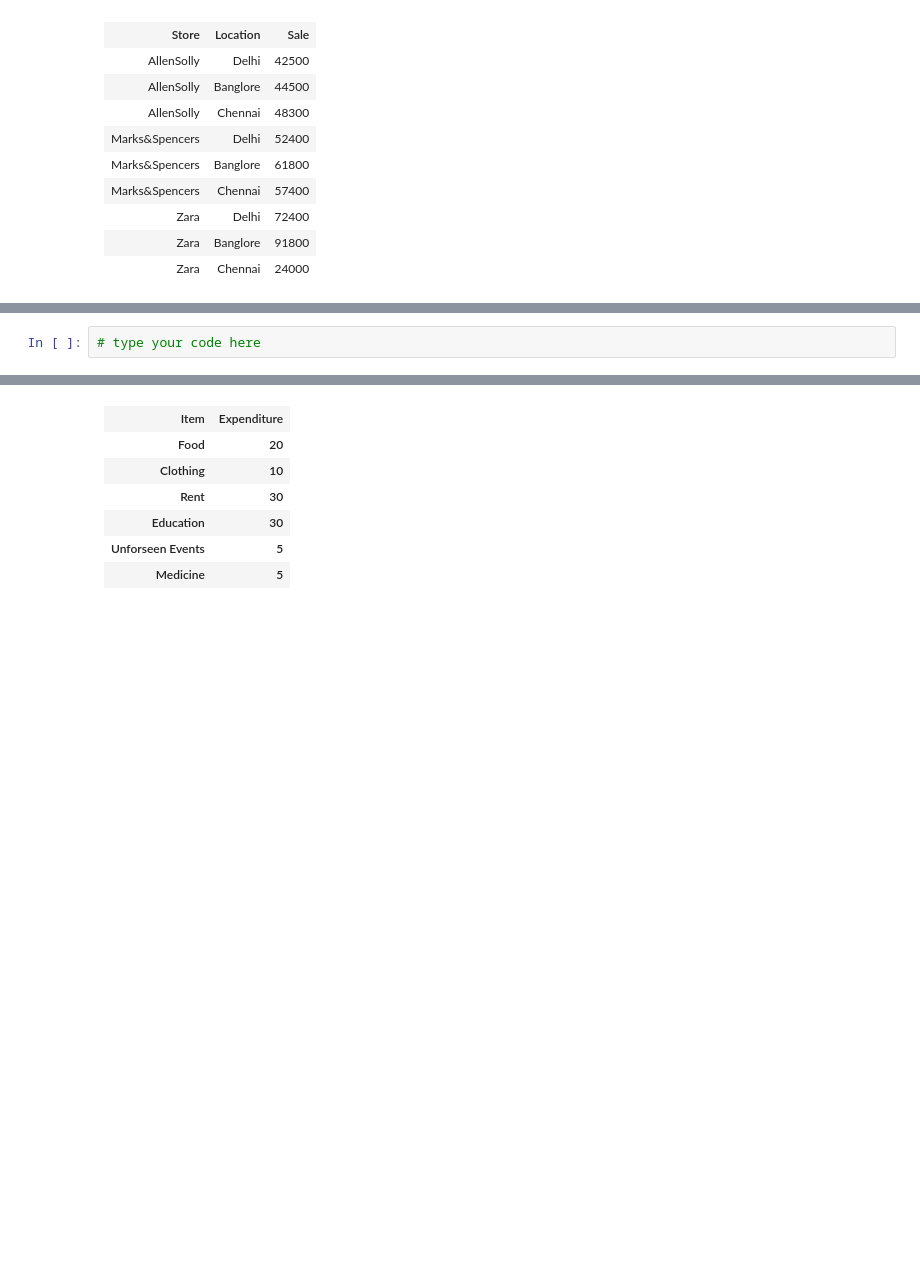
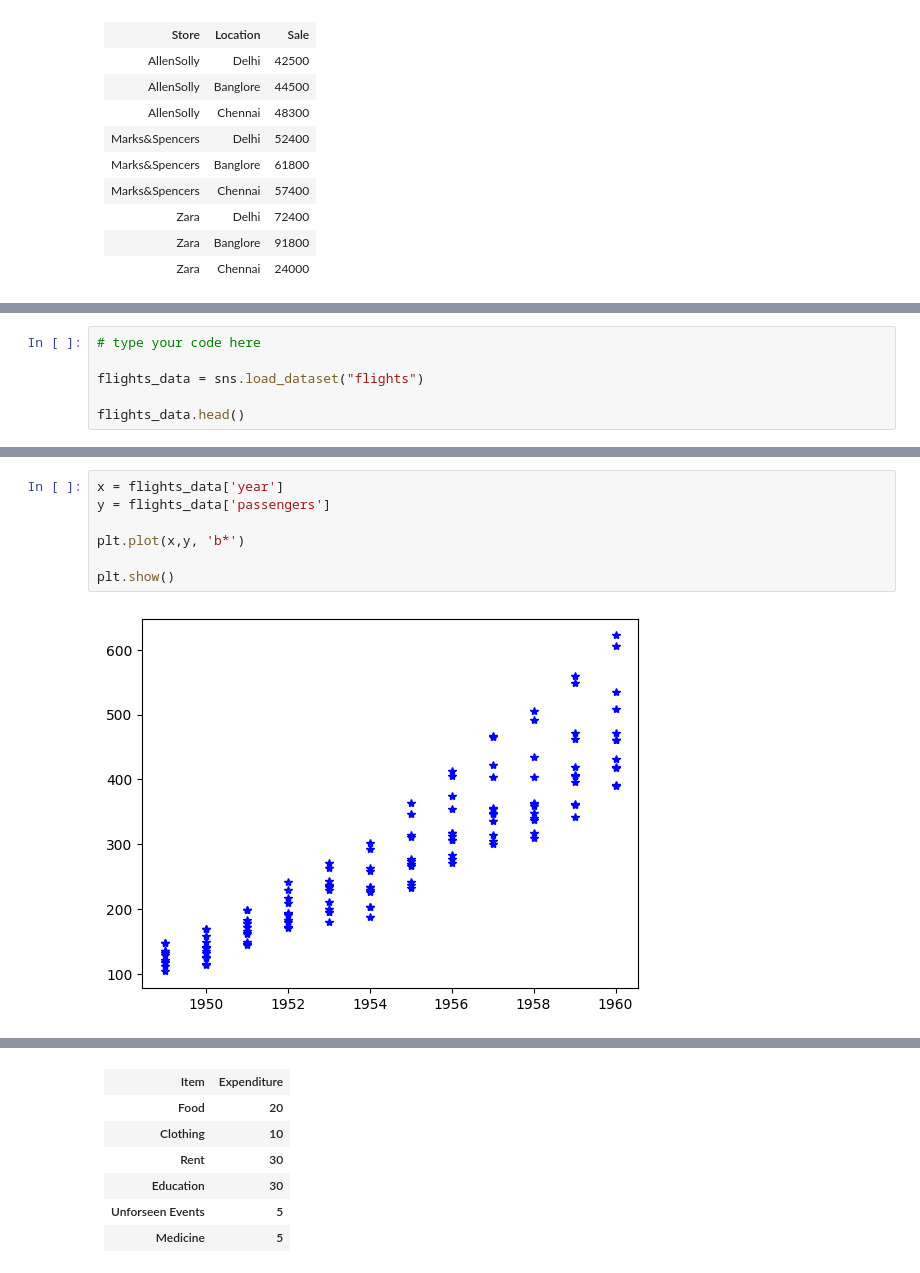
Before and after one commit to anuragsingh2207/dsba-jupyter-notebook, a Jupyter notebook: src/Session_5/Take_Home_Session_5_Question.ipynb, the cells around one changed output, grey strips where cells are left out. Drawn from its saved outputs; the diff is of its cells as text; blank space fills up the shorter version.

```diff
--- a/src/Session_5/Take_Home_Session_5_Question.ipynb
+++ b/src/Session_5/Take_Home_Session_5_Question.ipynb
@@ -288,3 +344,7 @@ plt.show()
 </table>
 # %%
 # type your code here
+
+flights_data = sns.load_dataset("flights")
+
+flights_data.head()
@@ -291,3 +358,12 @@ plt.show()
+# %%
+x = flights_data['year']
+y = flights_data['passengers']
+
+plt.plot(x,y, 'b*')
+
+plt.show()
+# %% [output]
+[figure, added]
 # %% [markdown]
 <table align="left">
     <tr>
```
Also changed, not shown: parts of 18 cells of this notebook, 1 other file.
